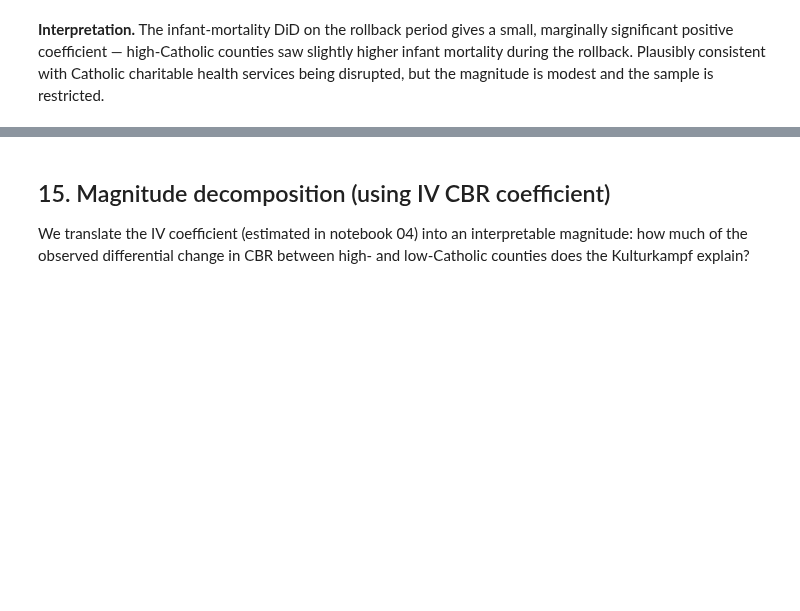
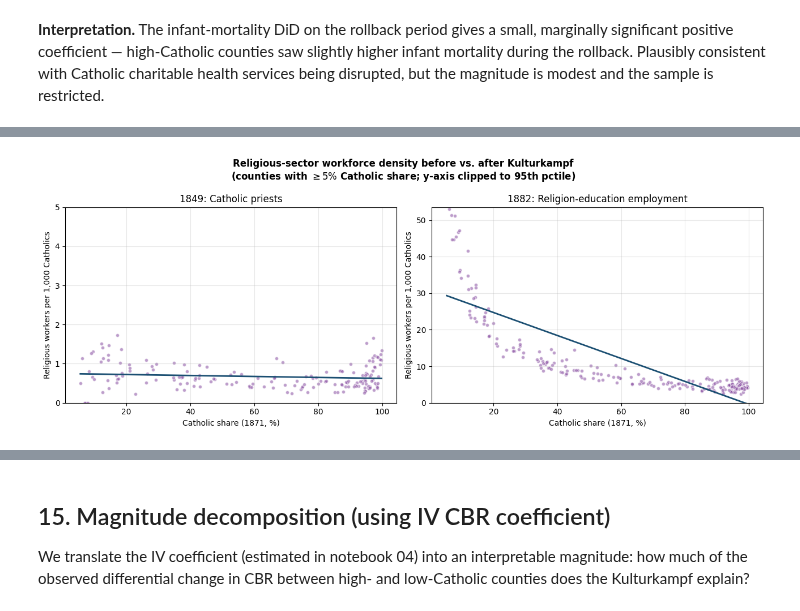
Before and after one commit to AntonEbsen/Demography, a Jupyter notebook: exam_project2/notebooks/03_extensions_and_mechanisms.ipynb, the cells around one changed output, grey strips where cells are left out. Saved outputs shown, nothing was run; the diff lists cells and outputs as text; code cells hidden in the pictures; blank space fills up the shorter version.

```diff
--- a/exam_project2/notebooks/03_extensions_and_mechanisms.ipynb
+++ b/exam_project2/notebooks/03_extensions_and_mechanisms.ipynb
@@ -779,0 +784,8 @@ plt.show()
+# %%
+from src.analysis.channels import religious_infrastructure_channel
+
+rel_inf = religious_infrastructure_channel(panel)
+rel_inf['fig'].savefig(OUTPUTS / 'fig11b_religious_infrastructure.png', dpi=300, bbox_inches='tight')
+plt.show()
+# %% [output]
+[figure, added]
```
Also changed, not shown: parts of 12 cells of this notebook, 18 other files.
